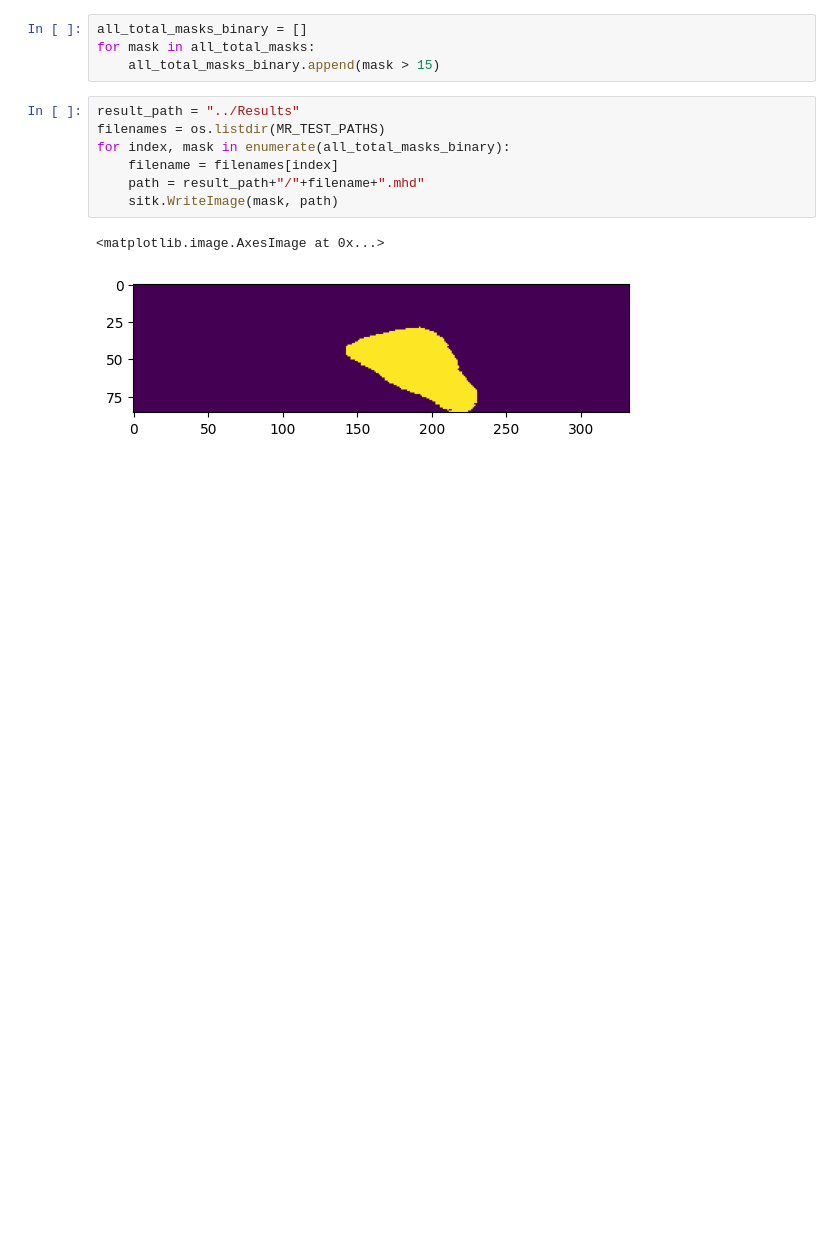
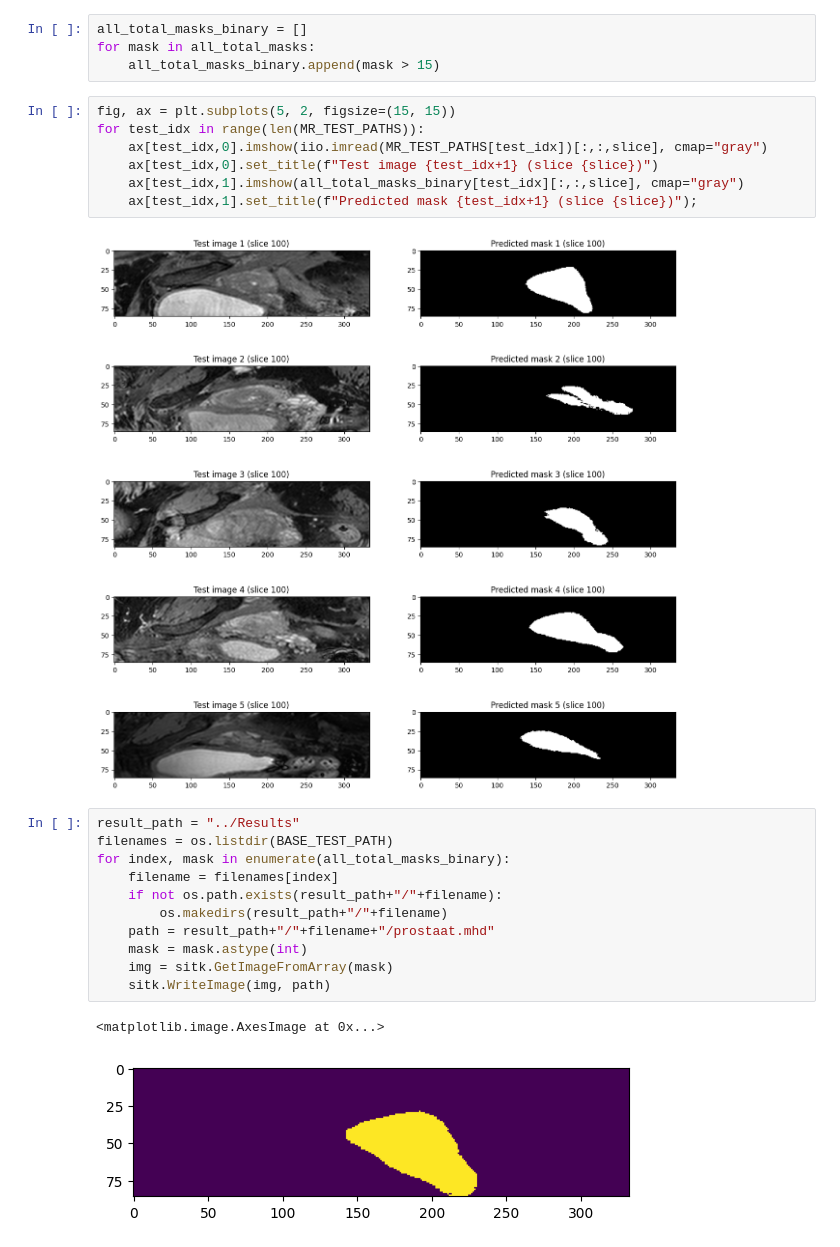
Before and after one commit to MartvStraten/8DM20-Capita-Selecta, a Jupyter notebook: ImageRegistration/altas_project_validation.ipynb, the cells around one changed output. Drawn from its saved outputs; the diff is of its cells as text; blank space fills up the shorter version.

Commit message:
updated results

```diff
--- a/ImageRegistration/altas_project_validation.ipynb
+++ b/ImageRegistration/altas_project_validation.ipynb
@@ -275,13 +275,26 @@ for test_idx in range(len(MR_TEST_PATHS)):
 all_total_masks_binary = []
 for mask in all_total_masks:
     all_total_masks_binary.append(mask > 15)
+# %%
+fig, ax = plt.subplots(5, 2, figsize=(15, 15))
+for test_idx in range(len(MR_TEST_PATHS)):
+    ax[test_idx,0].imshow(iio.imread(MR_TEST_PATHS[test_idx])[:,:,slice], cmap="gray")
+    ax[test_idx,0].set_title(f"Test image {test_idx+1} (slice {slice})")
+    ax[test_idx,1].imshow(all_total_masks_binary[test_idx][:,:,slice], cmap="gray")
+    ax[test_idx,1].set_title(f"Predicted mask {test_idx+1} (slice {slice})");
+# %% [output]
+[figure, added]
 # %%
 result_path = "../Results"
-filenames = os.listdir(MR_TEST_PATHS)
+filenames = os.listdir(BASE_TEST_PATH)
 for index, mask in enumerate(all_total_masks_binary):
     filename = filenames[index]
-    path = result_path+"/"+filename+".mhd"
-    sitk.WriteImage(mask, path)
+    if not os.path.exists(result_path+"/"+filename):
+        os.makedirs(result_path+"/"+filename)
+    path = result_path+"/"+filename+"/prostaat.mhd"
+    mask = mask.astype(int)
+    img = sitk.GetImageFromArray(mask)
+    sitk.WriteImage(img, path)
 # %%
 # %% [output]
 <matplotlib.image.AxesImage at 0x...>
```
Also changed, not shown: parts of 2 cells of this notebook, 1 other file.
